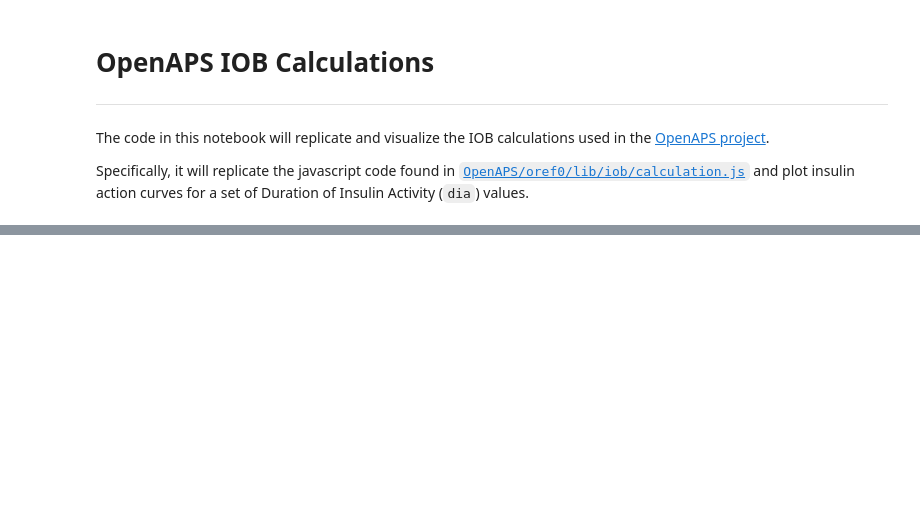
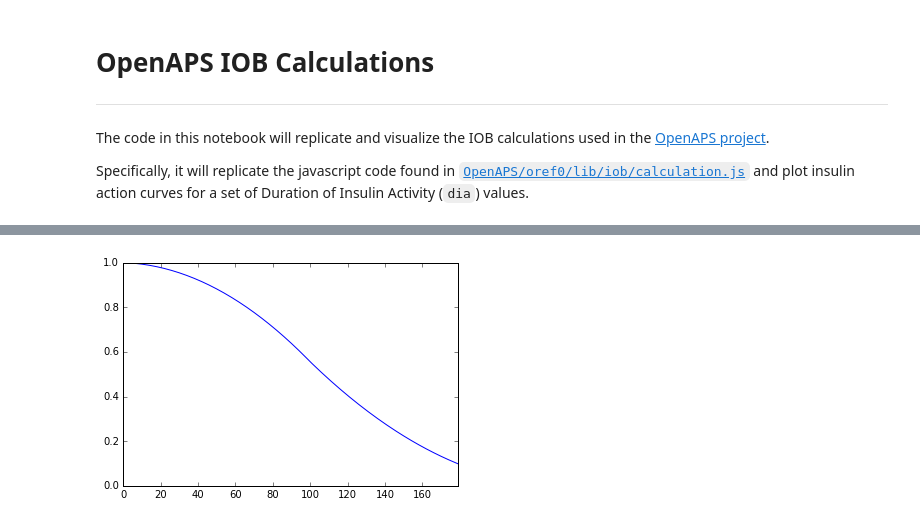
Before and after one commit to Nightscou2018/Replicate-OpenAPS-IOB-calcs, a Jupyter notebook: OpenAPS IOB Calculations.ipynb, the cells around one changed output, grey strips where cells are left out. Drawn from its saved outputs; the diff is of its cells as text; code cells hidden in the pictures; blank space fills up the shorter version.

```diff
--- a/OpenAPS IOB Calculations.ipynb
+++ b/OpenAPS IOB Calculations.ipynb
@@ -126,0 +67,4 @@ my_plot = iob_df['iob_pct'].plot(kind='line')
+# %%
+my_plot = dict_of_dfs_by_dia[4]['iob_pct_dia_4'].plot(kind='line')
+# %% [output]
+[figure, added]
```
Also changed, not shown: parts of 15 cells of this notebook.
